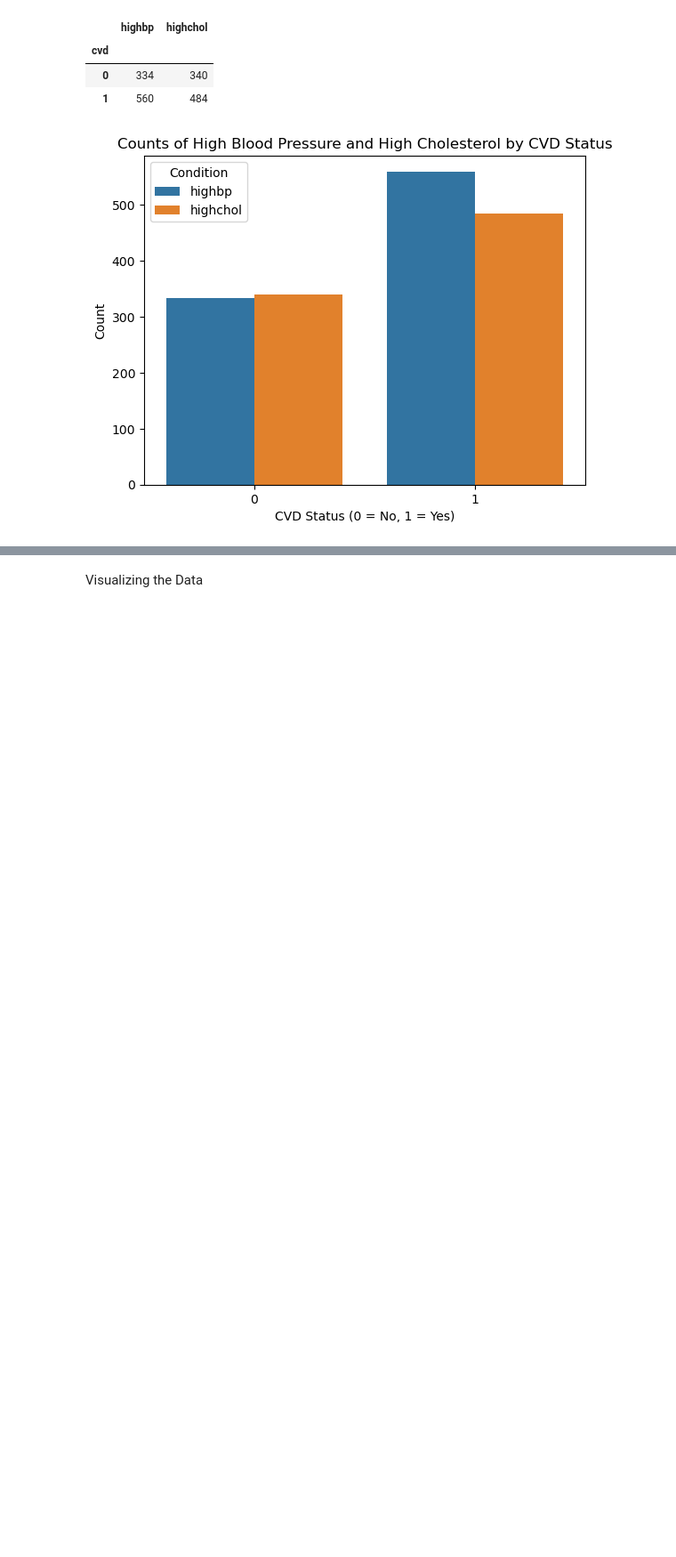
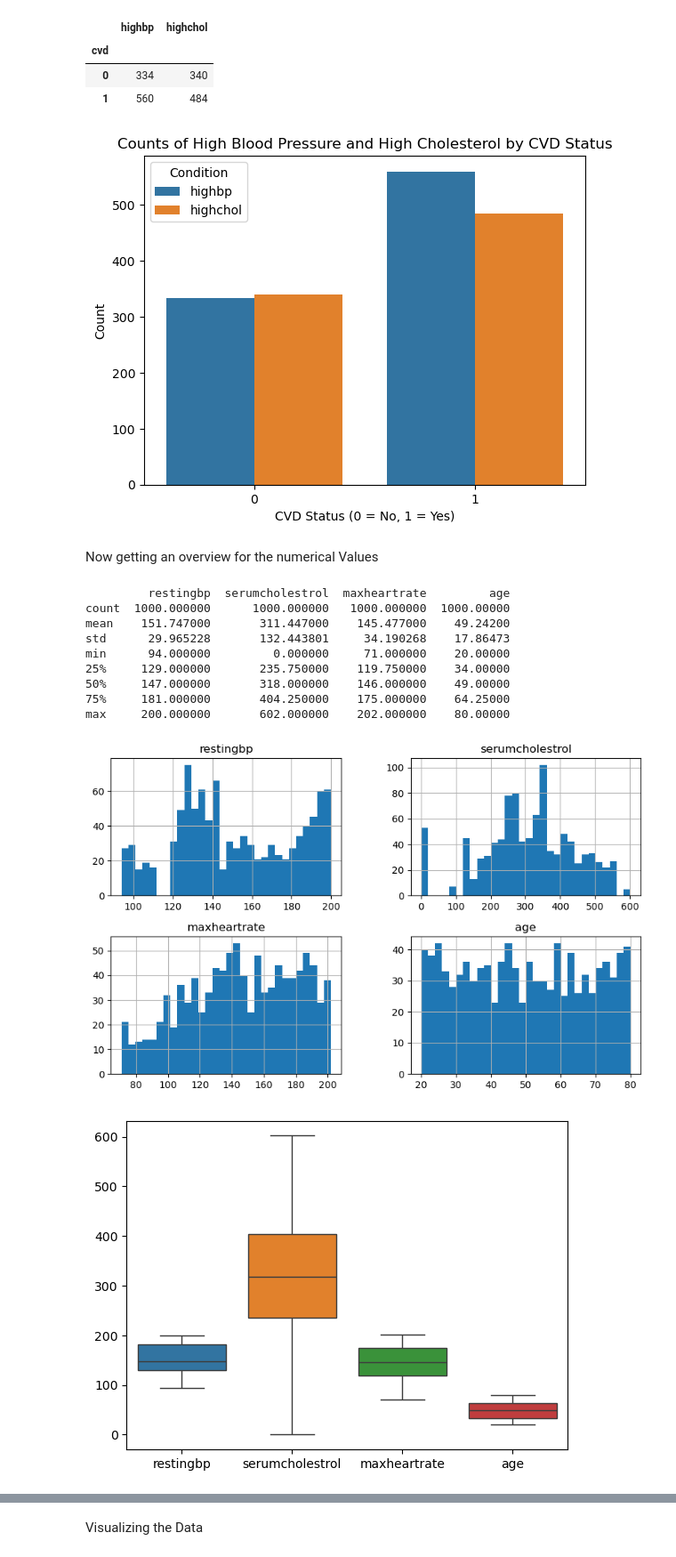
Before and after one commit to BigKawa/Projekt1-Linh-Zala-CVD, a Jupyter notebook: cvd_notebook.ipynb, the cells around one changed output, grey strips where cells are left out. Shown at 89% size. Drawn from its saved outputs; the diff is of its cells as text; code cells hidden in the pictures; blank space fills up the shorter version.

```diff
--- a/cvd_notebook.ipynb
+++ b/cvd_notebook.ipynb
@@ -344,6 +328,31 @@ plt.ylabel('Count')
 plt.show()
 # %% [output]
 [figure]
+# %% [markdown]
+Now getting an overview for the numerical Values
+# %%
+# Summary statistics for continuous variables
+print(india_df[['restingbp', 'serumcholestrol', 'maxheartrate', 'age']].describe())
+
+# Plot histograms for each variable
+india_df[['restingbp', 'serumcholestrol', 'maxheartrate', 'age']].hist(bins=30, figsize=(10, 6))
+plt.show()
+
+# Boxplots to identify outliers
+sns.boxplot(data=india_df[['restingbp', 'serumcholestrol', 'maxheartrate', 'age']])
+plt.show()
+# %% [output]
+         restingbp  serumcholestrol  maxheartrate         age
+count  1000.000000      1000.000000   1000.000000  1000.00000
+mean    151.747000       311.447000    145.477000    49.24200
+std      29.965228       132.443801     34.190268    17.86473
+min      94.000000         0.000000     71.000000    20.00000
+25%     129.000000       235.750000    119.750000    34.00000
+50%     147.000000       318.000000    146.000000    49.00000
+75%     181.000000       404.250000    175.000000    64.25000
+max     200.000000       602.000000    202.000000    80.00000
+[figure, added]
+[figure, added]
 # %%
 # Assuming india_grouped_1 is the summarized DataFrame showed
 # Plotting the data using the existing table format
```
Also changed, not shown: parts of 11 cells of this notebook, 2 other files.
